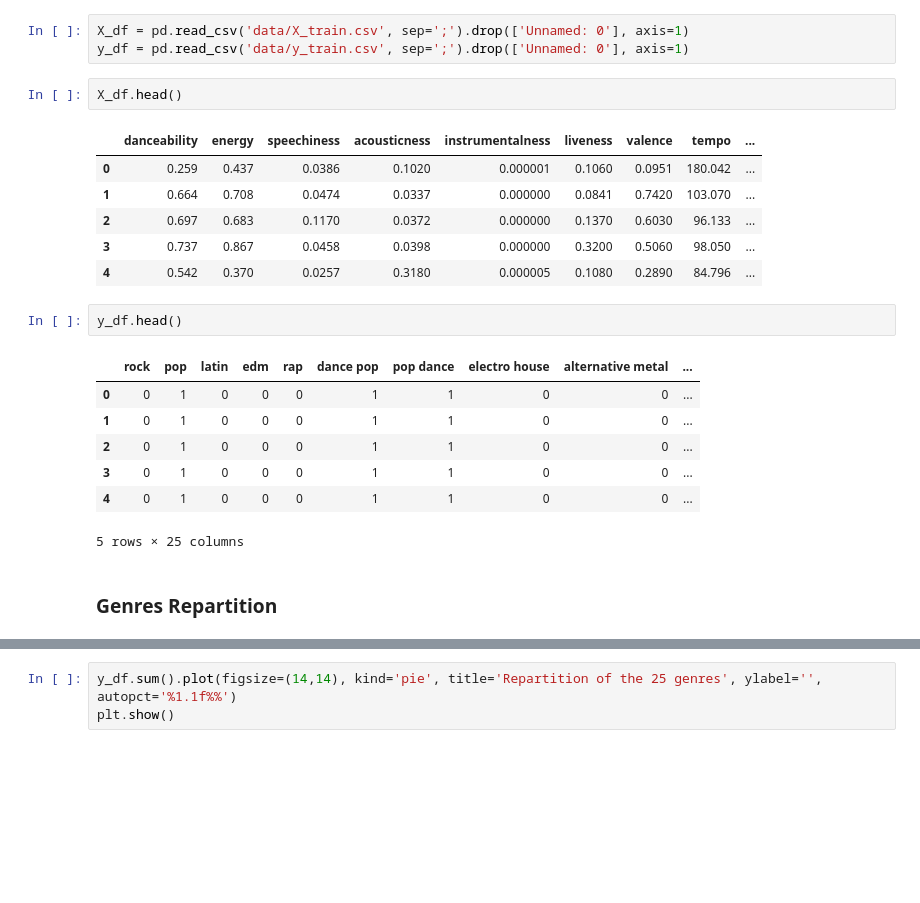
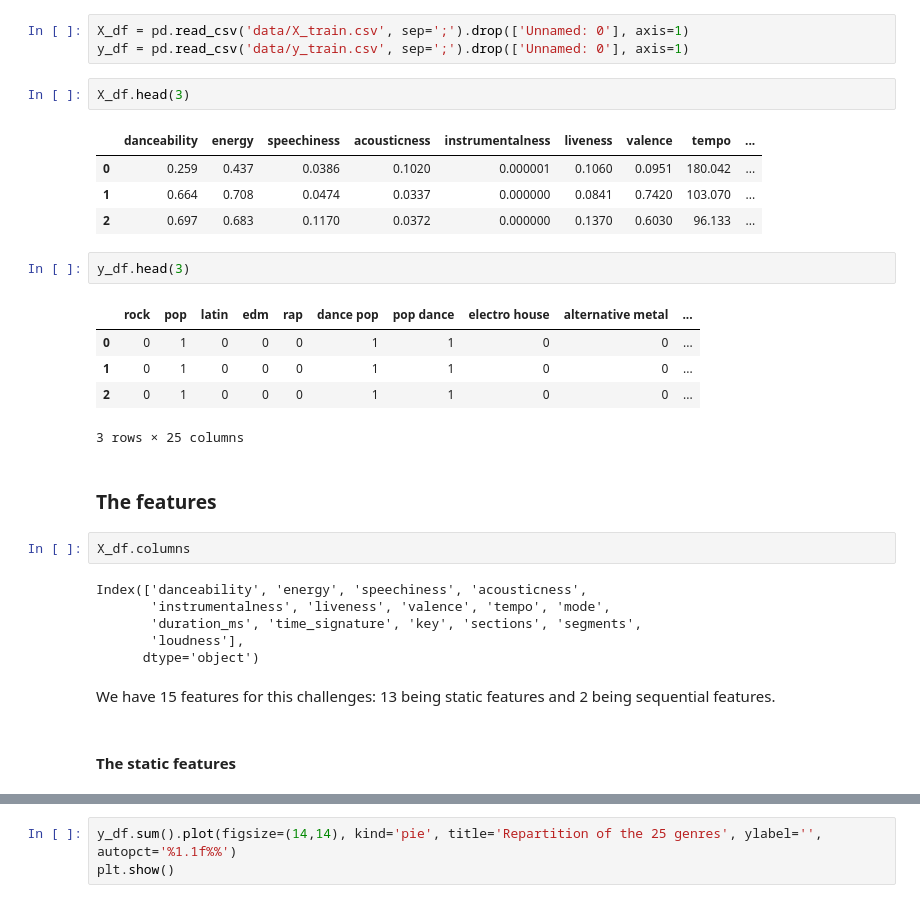
Before and after one commit to Egiob/spotify_genre_challenge, a Jupyter notebook: starting_kit.ipynb, the cells around one changed output, grey strips where cells are left out. Drawn from its saved outputs; the diff is of its cells as text; blank space fills up the shorter version.

```diff
--- a/starting_kit.ipynb
+++ b/starting_kit.ipynb
@@ -47,23 +54,31 @@ If it is unavailable run the entire `/data/data_constructor.ipynb` notebook and
 X_df = pd.read_csv('data/X_train.csv', sep=';').drop(['Unnamed: 0'], axis=1)
 y_df = pd.read_csv('data/y_train.csv', sep=';').drop(['Unnamed: 0'], axis=1)
 # %%
-X_df.head()
+X_df.head(3)
 # %% [output]
 |  | danceability | energy | speechiness | acousticness | instrumentalness | liveness | valence | tempo | ... |
 | 0 | 0.259 | 0.437 | 0.0386 | 0.1020 | 0.000001 | 0.1060 | 0.0951 | 180.042 | ... |
 | 1 | 0.664 | 0.708 | 0.0474 | 0.0337 | 0.000000 | 0.0841 | 0.7420 | 103.070 | ... |
 | 2 | 0.697 | 0.683 | 0.1170 | 0.0372 | 0.000000 | 0.1370 | 0.6030 | 96.133 | ... |
-| 3 | 0.737 | 0.867 | 0.0458 | 0.0398 | 0.000000 | 0.3200 | 0.5060 | 98.050 | ... |
-| 4 | 0.542 | 0.370 | 0.0257 | 0.3180 | 0.000005 | 0.1080 | 0.2890 | 84.796 | ... |
 # %%
-y_df.head()
+y_df.head(3)
 # %% [output]
 |  | rock | pop | latin | edm | rap | dance pop | pop dance | electro house | alternative metal | ... |
 | 0 | 0 | 1 | 0 | 0 | 0 | 1 | 1 | 0 | 0 | ... |
 | 1 | 0 | 1 | 0 | 0 | 0 | 1 | 1 | 0 | 0 | ... |
 | 2 | 0 | 1 | 0 | 0 | 0 | 1 | 1 | 0 | 0 | ... |
-| 3 | 0 | 1 | 0 | 0 | 0 | 1 | 1 | 0 | 0 | ... |
-| 4 | 0 | 1 | 0 | 0 | 0 | 1 | 1 | 0 | 0 | ... |
-5 rows × 25 columns
+3 rows × 25 columns
-# %% [markdown]
-### Genres Repartition
+# %% [markdown]
+### The features
+# %%
+X_df.columns
+# %% [output]
+Index(['danceability', 'energy', 'speechiness', 'acousticness',
+       'instrumentalness', 'liveness', 'valence', 'tempo', 'mode',
+       'duration_ms', 'time_signature', 'key', 'sections', 'segments',
+       'loudness'],
+      dtype='object')
+# %% [markdown]
+We have 15 features for this challenges: 13 being static features and 2 being sequential features.
+# %% [markdown]
+#### The static features
```
Also changed, not shown: parts of 11 cells of this notebook.
